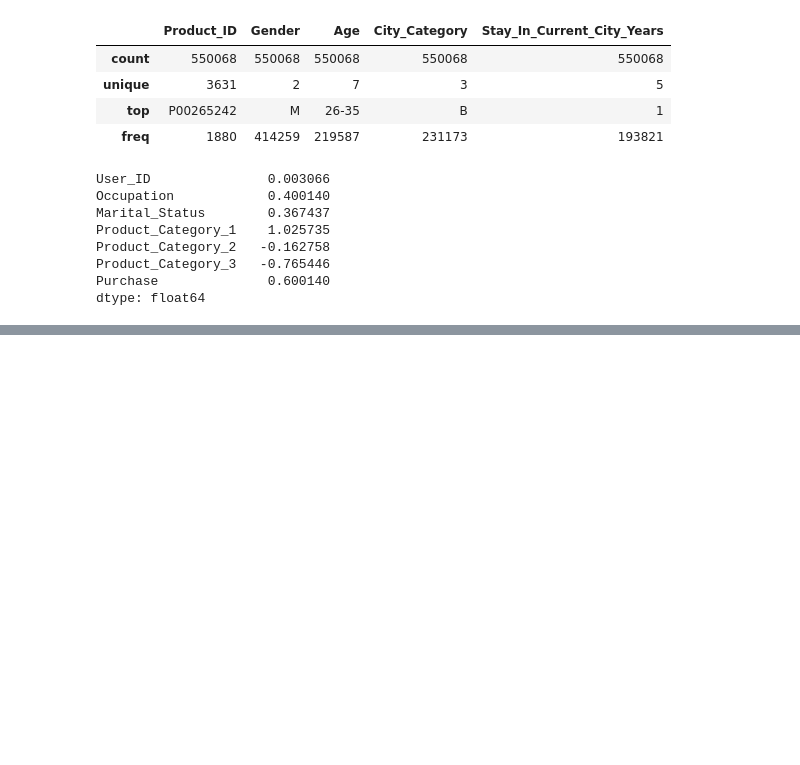
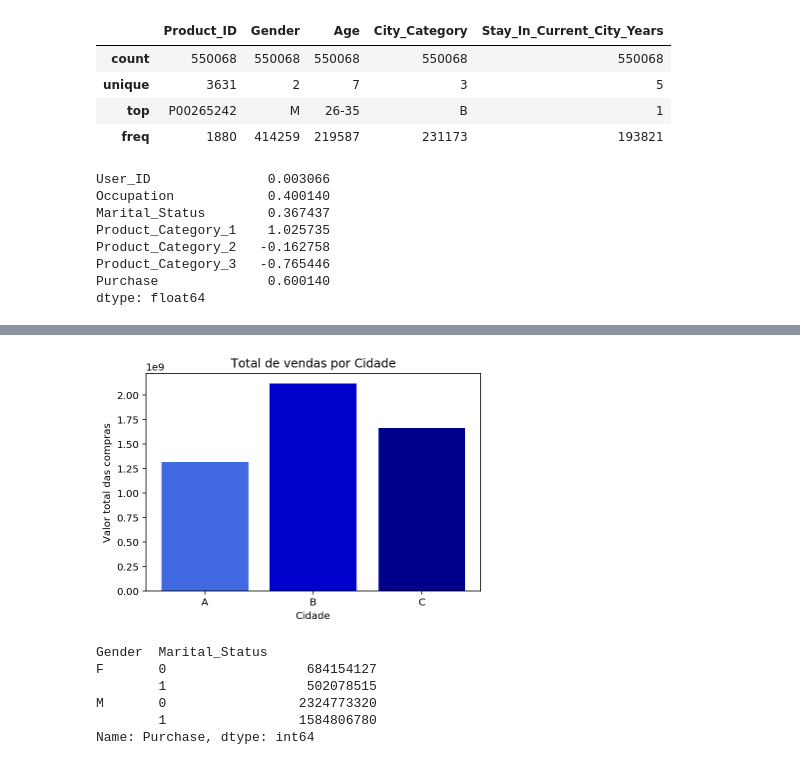
Before and after one commit to BrenoLD94/DataScience-Projects, a Jupyter notebook: <BlackFriday/<Code/Black Friday Code.ipynb, the cells around one changed output, grey strips where cells are left out. Cells and saved outputs as stored; diff of their text form; code cells hidden in the pictures; blank space fills up the shorter version.

```diff
--- a/<BlackFriday/<Code/Black Friday Code.ipynb
+++ b/<BlackFriday/<Code/Black Friday Code.ipynb
@@ -72,0 +144,21 @@ dtype: float64
+# %%
+compra_por_genero = df.groupby(['City_Category']).Purchase.sum()
+cor = ['royalBlue', 'mediumBlue', 'darkBlue']
+plt.bar(compra_por_genero.keys(), compra_por_genero.values, align='center', color=cor)
+plt.xlabel("Cidade")
+plt.ylabel("Valor total das compras")
+plt.title("Total de vendas por Cidade")
+plt.show()
+# %% [output]
+[figure, added]
+# %%
+compra_sex_EstCivil = df.groupby(['Gender', 'Marital_Status']).Purchase.sum()
+compra_sex_EstCivil
+# vemos que pessoas solteiras compram mais produtos
+# %% [output]
+Gender  Marital_Status
+F       0                  684154127
+        1                  502078515
+M       0                 2324773320
+        1                 1584806780
+Name: Purchase, dtype: int64
```
Also changed, not shown: parts of 28 cells of this notebook.
